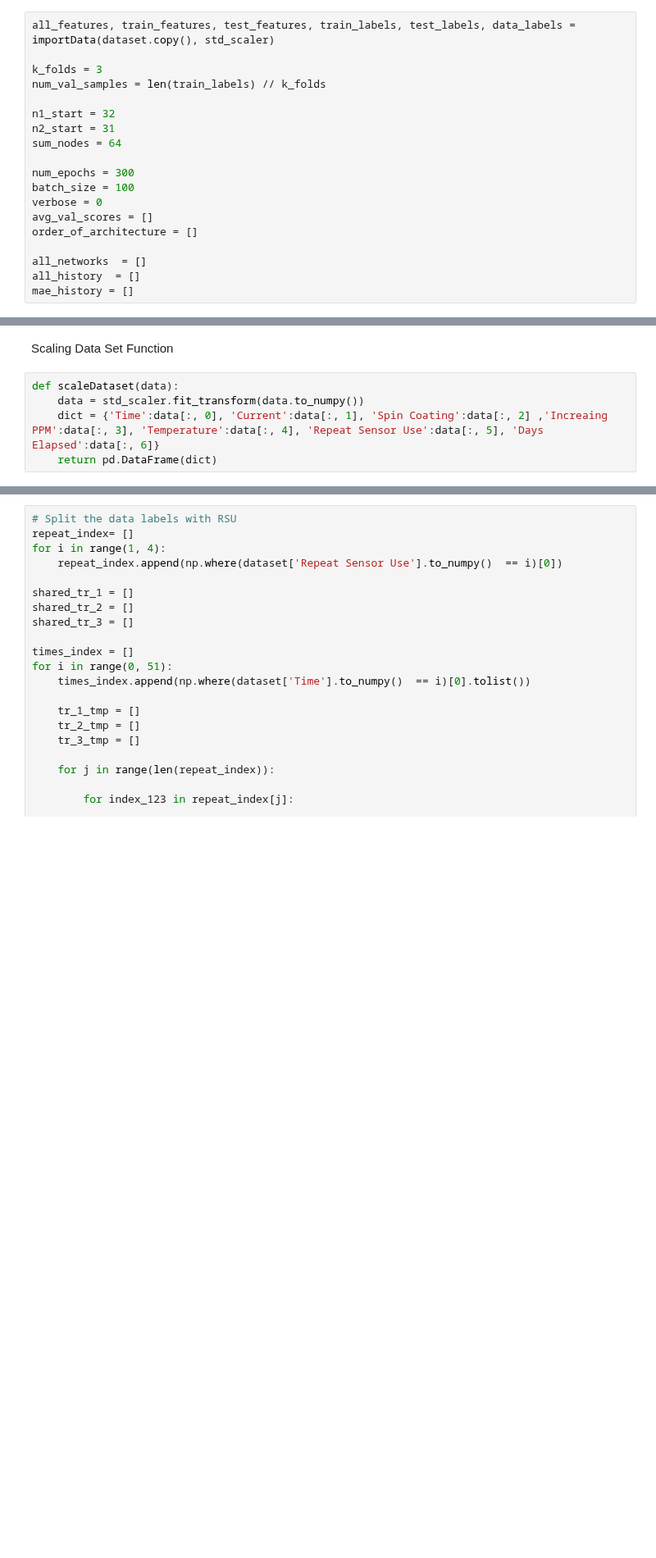
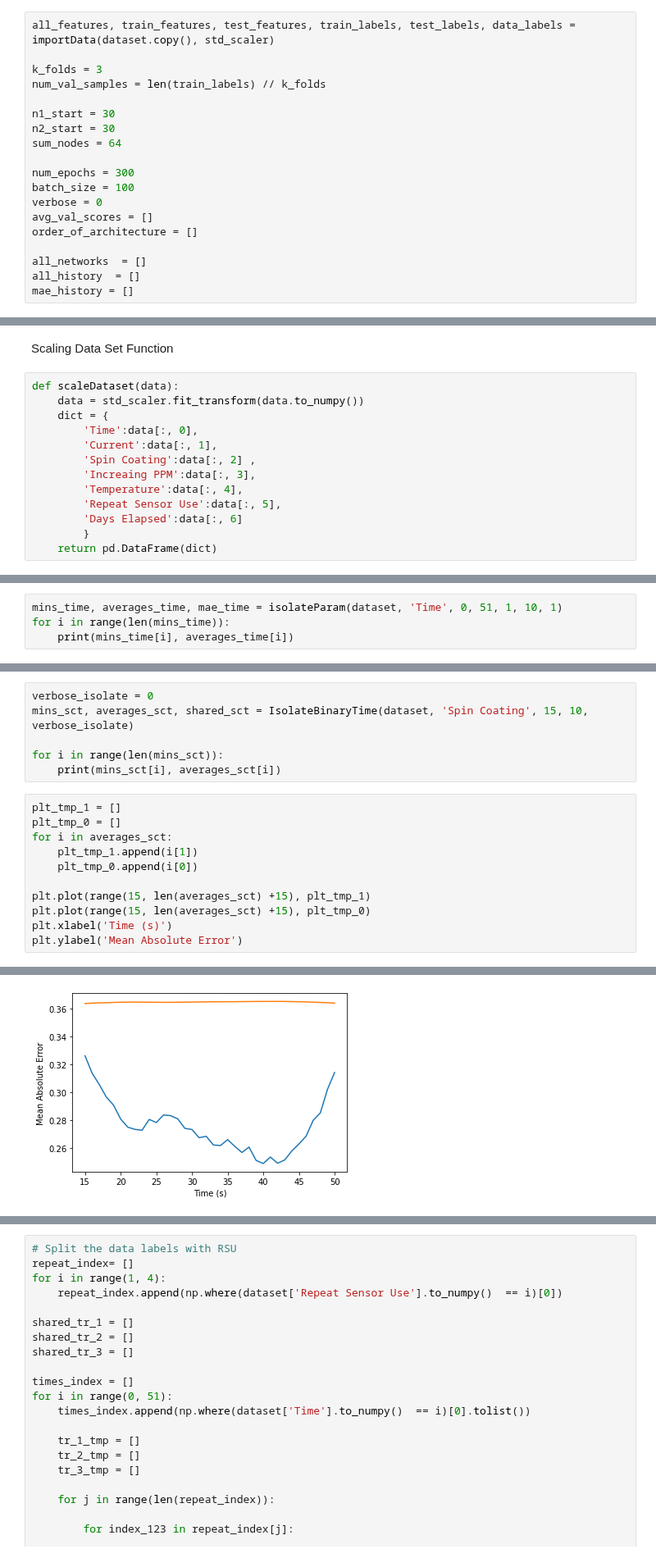
Before and after one commit to siddij3/Machine_Learning_for_Asparagine_GO_FCl, a Jupyter notebook: Asparagine Keras.ipynb, the cells around one changed output, grey strips where cells are left out. Shown at 82% size. Saved outputs shown, nothing was run; the diff lists cells and outputs as text; blank space fills up the shorter version.

```diff
--- a/Asparagine Keras.ipynb
+++ b/Asparagine Keras.ipynb
@@ -115,8 +129,8 @@ all_features, train_features, test_features, train_labels, test_labels, data_lab
 k_folds = 3
 num_val_samples = len(train_labels) // k_folds
 
-n1_start = 32
-n2_start = 31
+n1_start = 30
+n2_start = 30
 sum_nodes = 64
 
 num_epochs = 300
@@ -257,5 +270,13 @@ Scaling Data Set Function
 # %%
 def scaleDataset(data):
     data = std_scaler.fit_transform(data.to_numpy())
-    dict = {'Time':data[:, 0], 'Current':data[:, 1], 'Spin Coating':data[:, 2] ,'Increaing PPM':data[:, 3], 'Temperature':data[:, 4], 'Repeat Sensor Use':data[:, 5], 'Days Elapsed':data[:, 6]}
+    dict = {
+        'Time':data[:, 0],
+        'Current':data[:, 1],
+        'Spin Coating':data[:, 2] ,
+        'Increaing PPM':data[:, 3],
+        'Temperature':data[:, 4],
+        'Repeat Sensor Use':data[:, 5],
+        'Days Elapsed':data[:, 6]
+        }
     return pd.DataFrame(dict)
@@ -334 +425,5 @@ for j in range(0, len(time_mae)):
+# %%
+mins_time, averages_time, mae_time = isolateParam(dataset, 'Time', 0, 51, 1, 10, 1)
+for i in range(len(mins_time)):
+    print(mins_time[i], averages_time[i])
 # %% [markdown]
@@ -400,0 +431,18 @@ for j in range(0, len(shared_mae)):
+# %%
+verbose_isolate = 0
+mins_sct, averages_sct, shared_sct = IsolateBinaryTime(dataset, 'Spin Coating', 15, 10, verbose_isolate)
+
+for i in range(len(mins_sct)):
+    print(mins_sct[i], averages_sct[i])
+# %%
+plt_tmp_1 = []
+plt_tmp_0 = []
+for i in averages_sct:
+    plt_tmp_1.append(i[1])
+    plt_tmp_0.append(i[0])
+
+plt.plot(range(15, len(averages_sct) +15), plt_tmp_1)
+plt.plot(range(15, len(averages_sct) +15), plt_tmp_0)
+plt.xlabel('Time (s)')
+plt.ylabel('Mean Absolute Error')
+# %% [output]
@@ -401 +450,2 @@ for j in range(0, len(shared_mae)):
+[figure, added]
 # %% [markdown]
```
Also changed, not shown: parts of 22 cells of this notebook.
